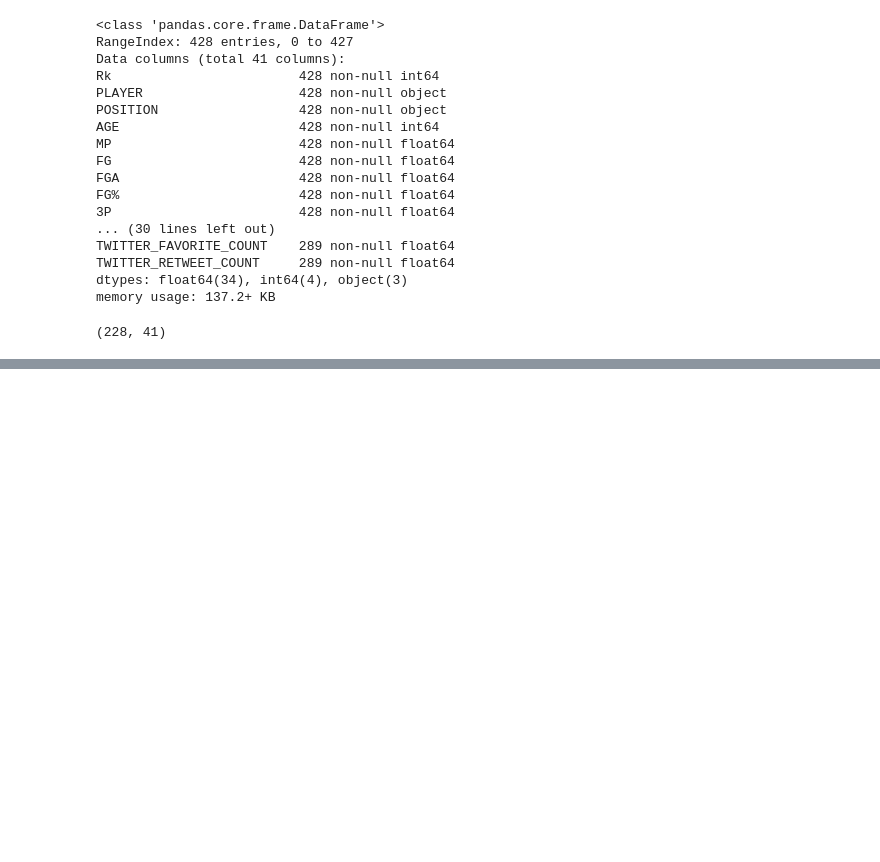
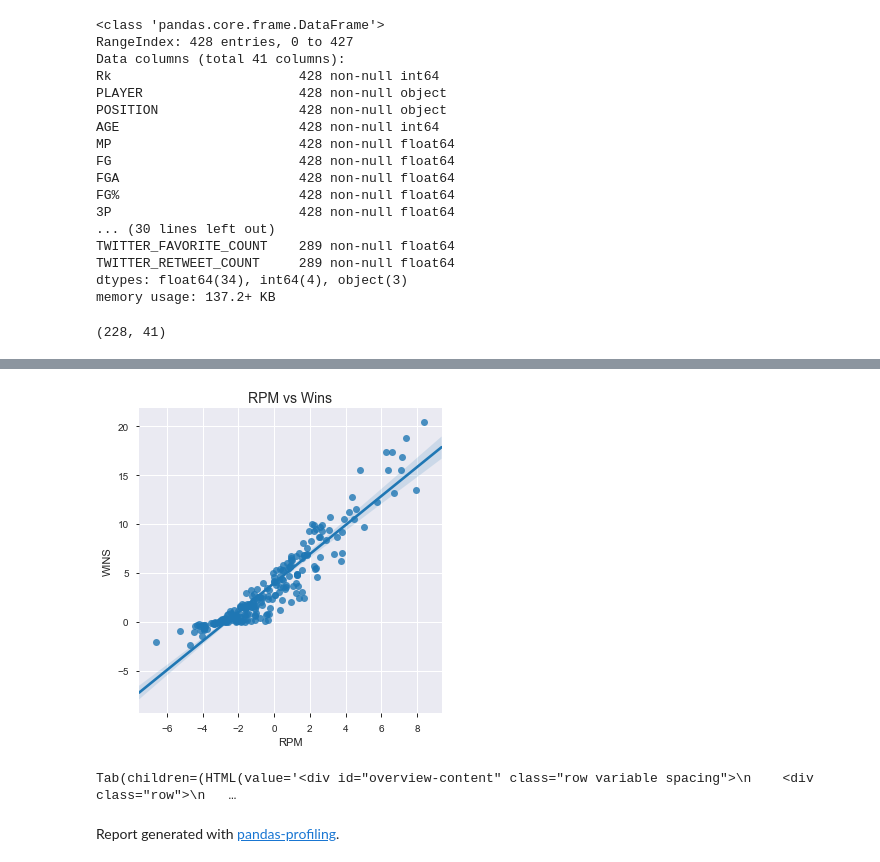
Before and after one commit to jsiwu94/NBA_Social_Influence, a Jupyter notebook: EDA-JS.ipynb, the cells around one changed output, grey strips where cells are left out. Cells and saved outputs as stored; diff of their text form; code cells hidden in the pictures; blank space fills up the shorter version.

```diff
--- a/EDA-JS.ipynb
+++ b/EDA-JS.ipynb
@@ -65,0 +96,11 @@ plt.show()
+# %%
+sns.lmplot(x="RPM", y="WINS", data=master_datafile_na_omit)
+plt.title("RPM vs Wins", size = 14)
+plt.show()
+# %% [output]
+[figure, added]
+# %%
+master_datafile.profile_report()
+# %% [output]
+Tab(children=(HTML(value='<div id="overview-content" class="row variable spacing">\n    <div class="row">\n   …
+Report generated with pandas-profiling.
```
Also changed, not shown: parts of 9 cells of this notebook, 2 other files.
